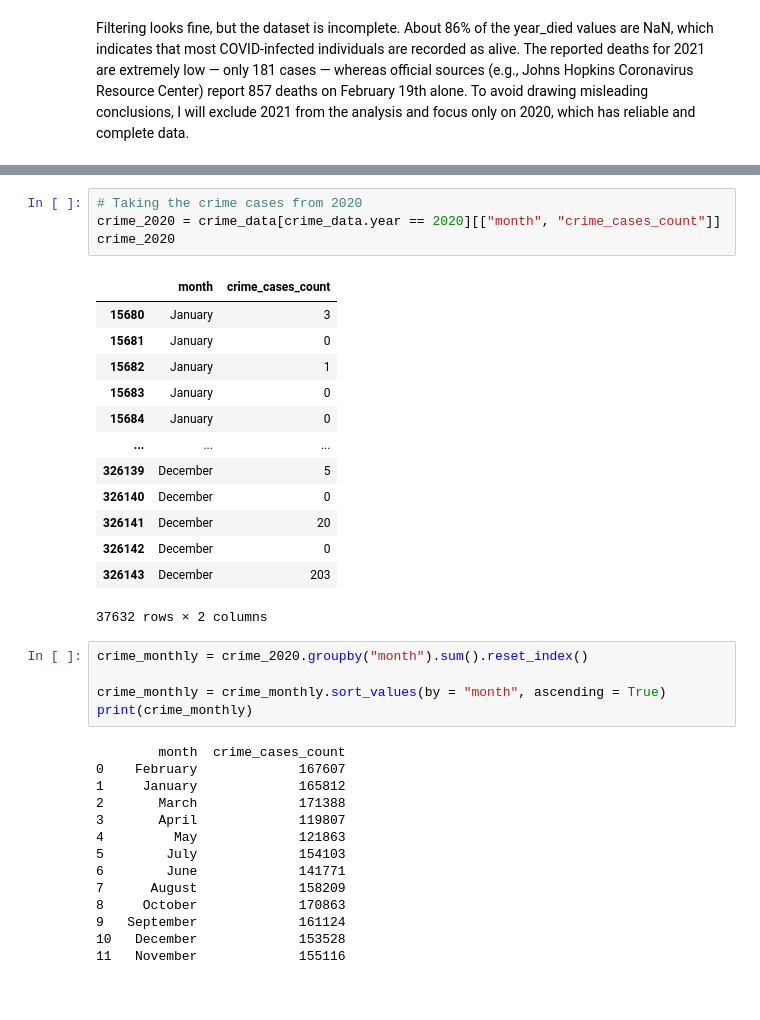
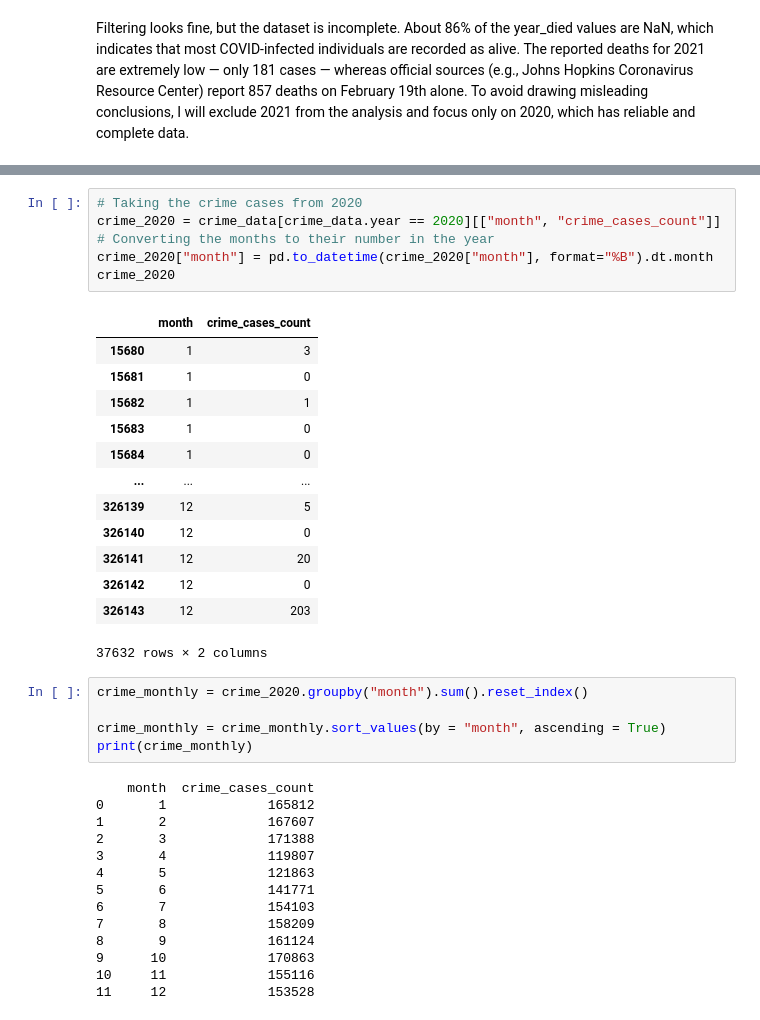
Before and after one commit to AI-Machine-Learning-Upskill-Programme/Data-Science, a Jupyter notebook: Data Science Course/PROJECT/Mexico Crime and Covid.ipynb, the cells around one changed output, grey strips where cells are left out. Saved outputs shown, nothing was run; the diff lists cells and outputs as text.

```diff
--- a/Data Science Course/PROJECT/Mexico Crime and Covid.ipynb
+++ b/Data Science Course/PROJECT/Mexico Crime and Covid.ipynb
@@ -367,20 +371,22 @@ print(covid_monthly)
 # %%
 # Taking the crime cases from 2020
 crime_2020 = crime_data[crime_data.year == 2020][["month", "crime_cases_count"]]
+# Converting the months to their number in the year
+crime_2020["month"] = pd.to_datetime(crime_2020["month"], format="%B").dt.month
 crime_2020
 # %% [output]
 |  | month | crime_cases_count |
-| 15680 | January | 3 |
-| 15681 | January | 0 |
-| 15682 | January | 1 |
-| 15683 | January | 0 |
-| 15684 | January | 0 |
+| 15680 | 1 | 3 |
+| 15681 | 1 | 0 |
+| 15682 | 1 | 1 |
+| 15683 | 1 | 0 |
+| 15684 | 1 | 0 |
 | ... | ... | ... |
-| 326139 | December | 5 |
-| 326140 | December | 0 |
-| 326141 | December | 20 |
-| 326142 | December | 0 |
-| 326143 | December | 203 |
+| 326139 | 12 | 5 |
+| 326140 | 12 | 0 |
+| 326141 | 12 | 20 |
+| 326142 | 12 | 0 |
+| 326143 | 12 | 203 |
 37632 rows × 2 columns
 # %%
 crime_monthly = crime_2020.groupby("month").sum().reset_index()
@@ -388,17 +394,17 @@ crime_monthly = crime_2020.groupby("month").sum().reset_index()
 crime_monthly = crime_monthly.sort_values(by = "month", ascending = True)
 print(crime_monthly)
 # %% [output]
-        month  crime_cases_count
-0    February             167607
-1     January             165812
-2       March             171388
-3       April             119807
-4         May             121863
-5        July             154103
-6        June             141771
-7      August             158209
-8     October             170863
-9   September             161124
-10   December             153528
-11   November             155116
+    month  crime_cases_count
+0       1             165812
+1       2             167607
+2       3             171388
+3       4             119807
+4       5             121863
+5       6             141771
+6       7             154103
+7       8             158209
+8       9             161124
+9      10             170863
+10     11             155116
+11     12             153528
 # %%
```
Also changed, not shown: parts of 40 cells of this notebook, 1 other file.
